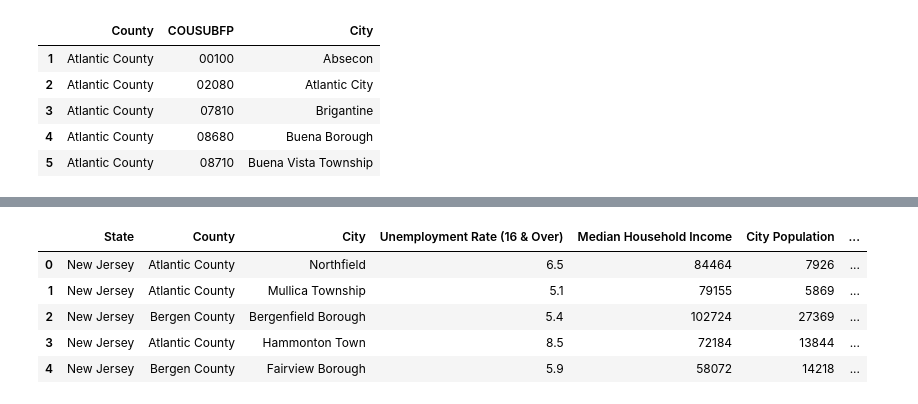
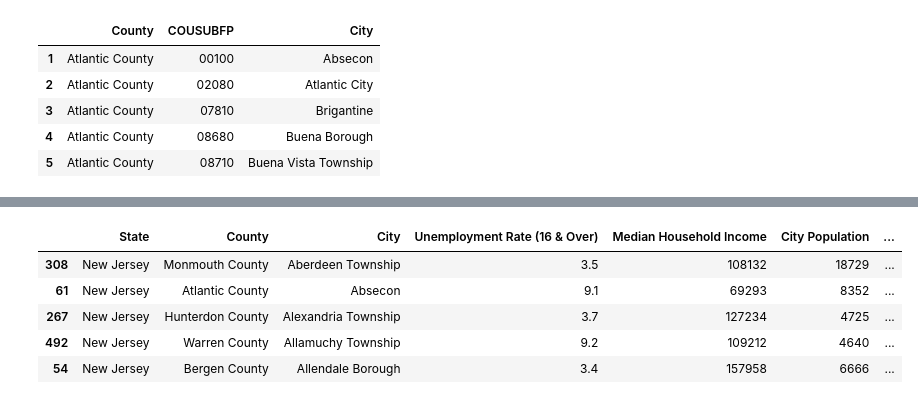
Before and after one commit to Myself1214/Pushing-P-Breakers, a Jupyter notebook: Code/Capstone_Project_ETL.ipynb, the cells around one changed output, grey strips where cells are left out. Saved outputs shown, nothing was run; the diff lists cells and outputs as text; code cells hidden in the pictures.

```diff
--- a/Code/Capstone_Project_ETL.ipynb
+++ b/Code/Capstone_Project_ETL.ipynb
@@ -454,6 +454,9 @@ merge1['State'] = 'New Jersey'
 
 merge1 = merge1[['State','County','City','geometry']]
 
+# Sort by Cities alphabetically
+merge1 = merge1.sort_values('City', ascending=True)
+
 merge1.head()
 # %% [output]
 [interactive output not drawn]
@@ -466,23 +469,27 @@ merge1.head()
 # %%
-# Merge Geodata with Master_table
-# Convert Master_table to pandas dataframe
+# Merge Geodata with df
+# Convert df to pandas dataframe
 
-master_table = master_df.toPandas()
+df = master_df.toPandas()
 
-df = master_table.merge(merge1[['City','geometry']],how='inner',on=['City'])
+# Sort by Cities alphabetically
+df = df.sort_values('City', ascending=True)
+
+# Add Geometry to df from merge1 (both have the same number of rows and they're ordered alphabetically by city)
+df['geometry'] = merge1['geometry']
 
 # Convert to Geodataframe
 df = gpd.GeoDataFrame(df, geometry=df['geometry'])
 
 df.head()
 # %% [output]
 [interactive output not drawn]
 |  | State | County | City | Unemployment Rate (16 & Over) | Median Household Income | City Population | ... |
-| 0 | New Jersey | Atlantic County | Northfield | 6.5 | 84464 | 7926 | ... |
-| 1 | New Jersey | Atlantic County | Mullica Township | 5.1 | 79155 | 5869 | ... |
-| 2 | New Jersey | Bergen County | Bergenfield Borough | 5.4 | 102724 | 27369 | ... |
-| 3 | New Jersey | Atlantic County | Hammonton Town | 8.5 | 72184 | 13844 | ... |
-| 4 | New Jersey | Bergen County | Fairview Borough | 5.9 | 58072 | 14218 | ... |
+| 308 | New Jersey | Monmouth County | Aberdeen Township | 3.5 | 108132 | 18729 | ... |
+| 61 | New Jersey | Atlantic County | Absecon | 9.1 | 69293 | 8352 | ... |
+| 267 | New Jersey | Hunterdon County | Alexandria Township | 3.7 | 127234 | 4725 | ... |
+| 492 | New Jersey | Warren County | Allamuchy Township | 9.2 | 109212 | 4640 | ... |
+| 54 | New Jersey | Bergen County | Allendale Borough | 3.4 | 157958 | 6666 | ... |
 # %%
 # Read in Census Tract Shape files
 tract = gpd.read_file('/dbfs/mnt/pushing-p-breakers/NJ Census Tract Shapefiles/cb_2018_34_tract_500k.shp')
```
Also changed, not shown: parts of 5 cells of this notebook, 2 other files.
